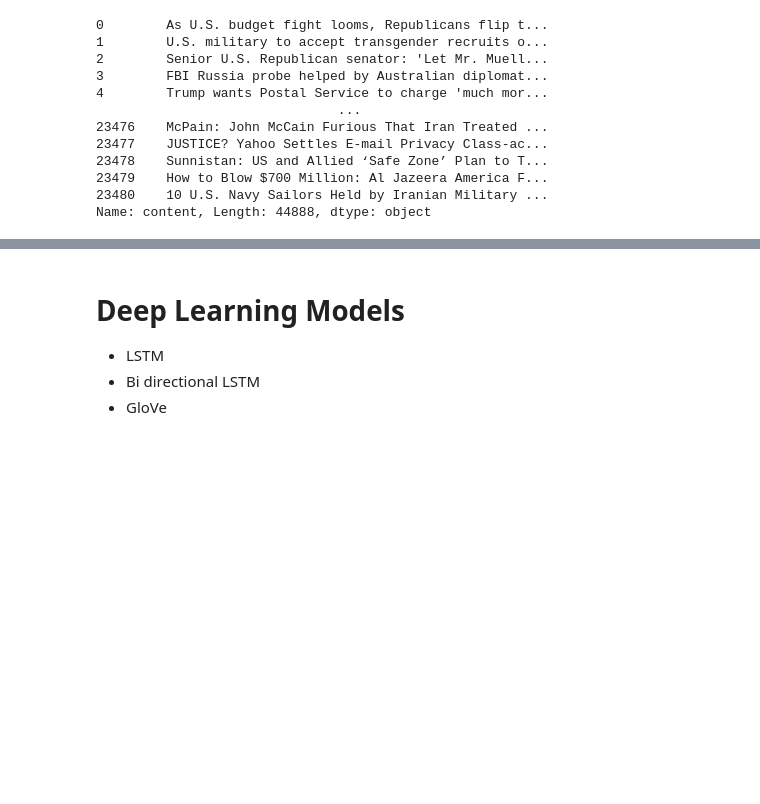
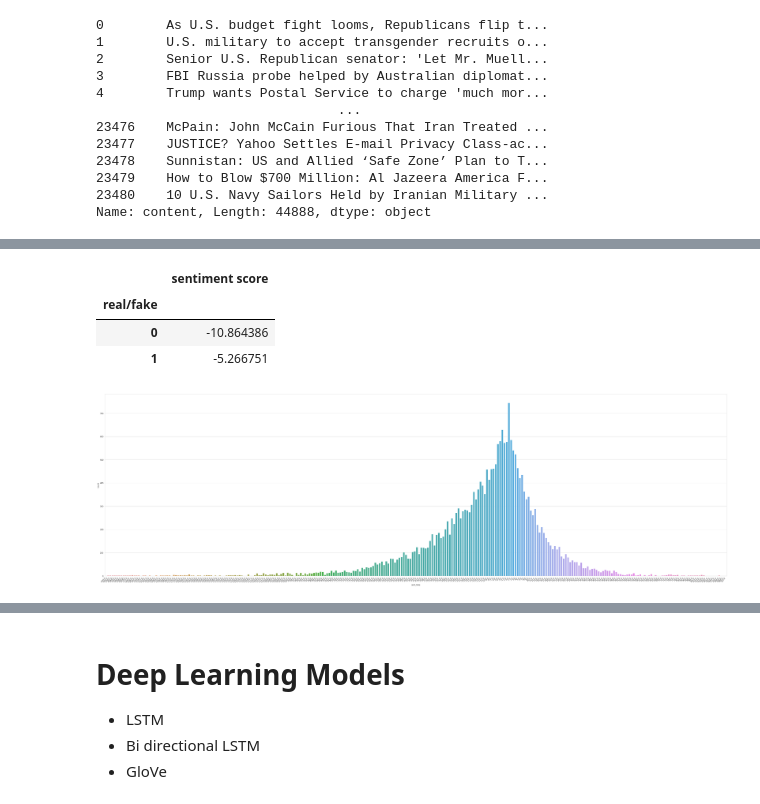
Before and after one commit to zhouchun0105/Fake-News-Detection-Project-BA865, a Jupyter notebook: BA865_word_frequency_and_sentimental_analysis.ipynb, the cells around one changed output, grey strips where cells are left out. Cells and saved outputs as stored; diff of their text form; code cells hidden in the pictures; blank space fills up the shorter version.

```diff
--- a/BA865_word_frequency_and_sentimental_analysis.ipynb
+++ b/BA865_word_frequency_and_sentimental_analysis.ipynb
@@ -674,0 +712,21 @@ ax.set_xticklabels(ax.get_xticklabels(), rotation=50, ha="right");
+# %%
+news_dataset_sent.groupby('real/fake').agg({'sentiment score':'mean'})
+# %% [output]
+|  | sentiment score |
+| real/fake |  |
+| 0 | -10.864386 |
+| 1 | -5.266751 |
+# %%
+### just fake news
+news_dataset_fake = pd.DataFrame(news_dataset[news_dataset['real/fake'] == '0'])
+# %%
+news_sent_fake = news_dataset_fake.copy()
+# %%
+news_sent_fake['sent_fake'] = news_sent_fake.content.apply(sent_score)
+# %%
+#distribution of sentiment for fake news
+plt.figure(figsize=(60,18))
+ax = sns.countplot(x='sent_fake', data=news_sent_fake)
+ax.set_xticklabels(ax.get_xticklabels(), rotation=50, ha="right")
+# %% [output]
+[figure, added]
```
Also changed, not shown: parts of 11 cells of this notebook.
